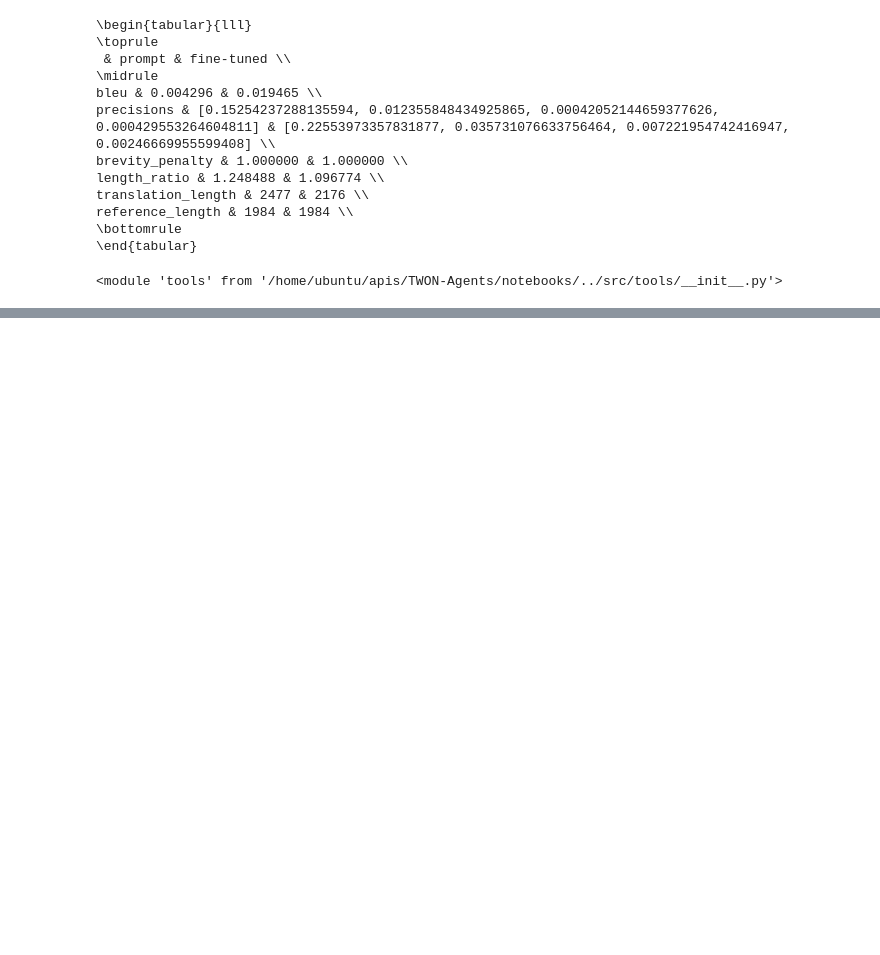
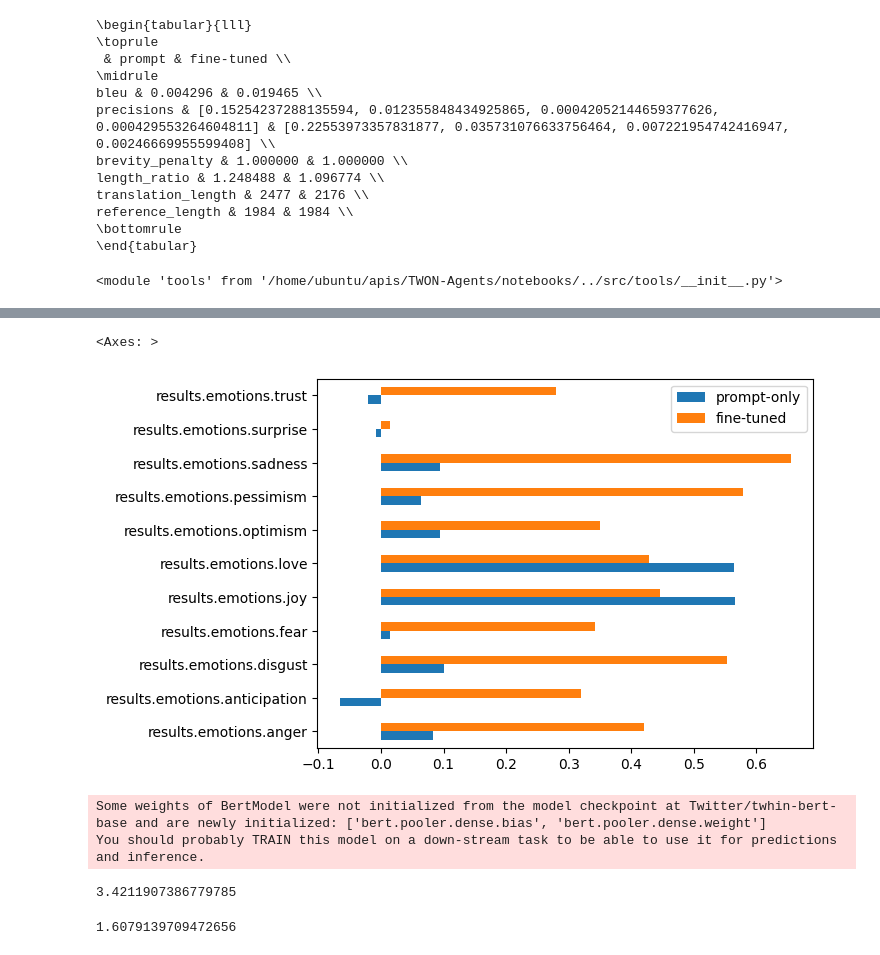
Before and after one commit to cl-trier/TWON-Agents, a Jupyter notebook: notebooks/022--Post-Task-Evaluation.ipynb, the cells around one changed output, grey strips where cells are left out. Cells and saved outputs as stored; diff of their text form; code cells hidden in the pictures; blank space fills up the shorter version.

Commit message:
add prelim calculation for embed distance

```diff
--- a/notebooks/022--Post-Task-Evaluation.ipynb
+++ b/notebooks/022--Post-Task-Evaluation.ipynb
@@ -197,3 +197,32 @@ classify_corr
 | results.offensive.offensive | 0.357153 | 0.089451 |
 | results.hate.NOT-HATE | 0.003340 | 0.289325 |
 | results.hate.HATE | -0.025433 | 0.350122 |
+# %%
+classify_corr[classify_corr.index.str.contains(rf"emotions")].plot(kind="barh")
+# %% [output]
+<Axes: >
+[figure, added]
+# %%
+import torch
+from transformers import AutoTokenizer, AutoModel
+
+
+tokenizer = AutoTokenizer.from_pretrained('Twitter/twhin-bert-base')
+model = AutoModel.from_pretrained('Twitter/twhin-bert-base')
+# %% [output]
+Some weights of BertModel were not initialized from the model checkpoint at Twitter/twhin-bert-base and are newly initialized: ['bert.pooler.dense.bias', 'bert.pooler.dense.weight']
+You should probably TRAIN this model on a down-stream task to be able to use it for predictions and inference.
+# %%
+torch.nn.PairwiseDistance()(
+    model(**tokenizer(predictions[("reply", "human")].tolist(), padding=True, return_tensors="pt")).pooler_output,
+    model(**tokenizer(predictions[("reply", "base")].tolist(), padding=True, return_tensors="pt")).pooler_output
+).mean().item()
+# %% [output]
+3.4211907386779785
+# %%
+torch.nn.PairwiseDistance()(
+    model(**tokenizer(predictions[("reply", "human")].tolist(), padding=True, return_tensors="pt")).pooler_output,
+    model(**tokenizer(predictions[("reply", "adapter")].tolist(), padding=True, return_tensors="pt")).pooler_output
+).mean().item()
+# %% [output]
+1.6079139709472656
```
Also changed, not shown: parts of 1 cell of this notebook.
